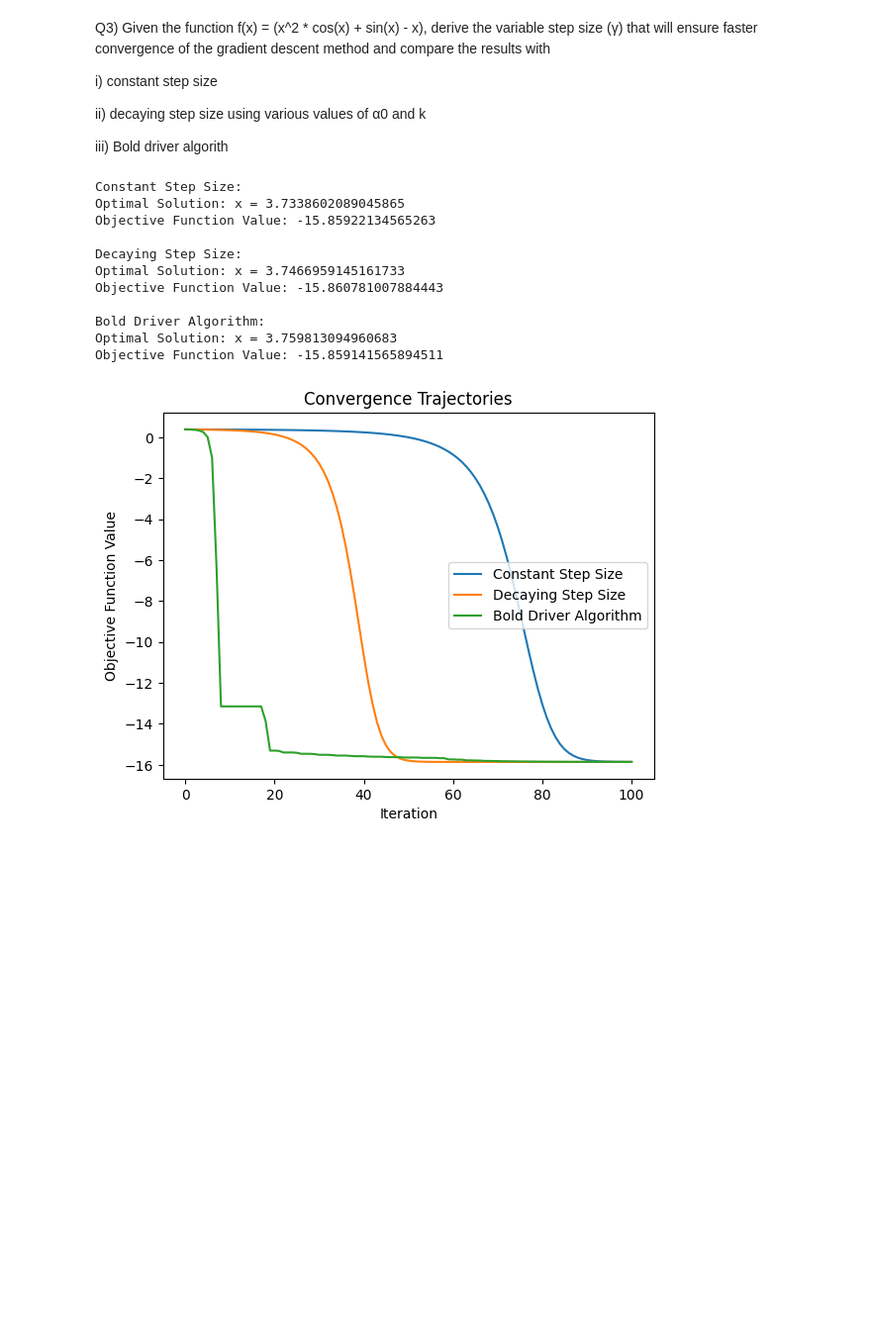
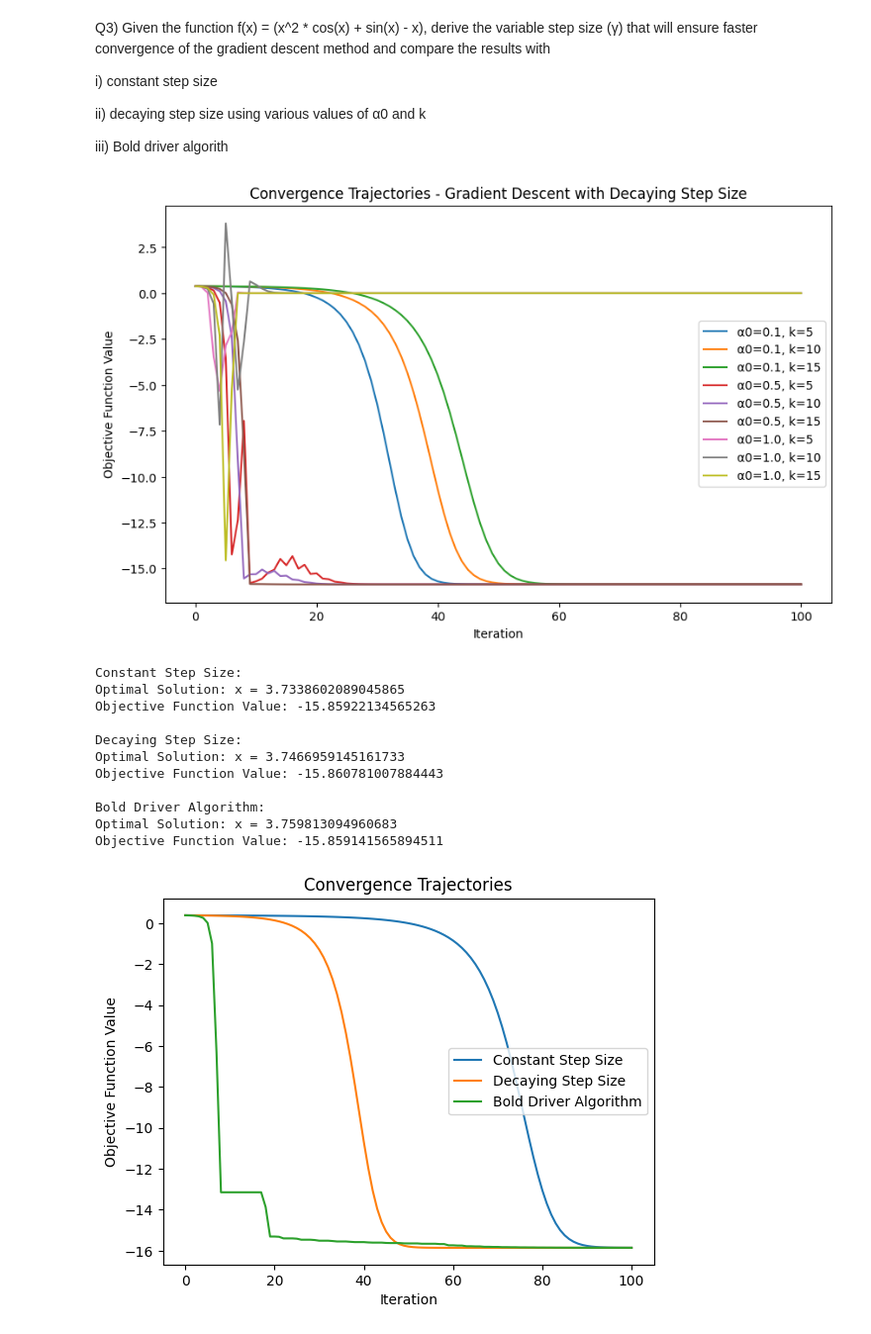
Before and after one commit to apk-bumble/ml-code-open, a Jupyter notebook: mfml-assignment2-q3.ipynb, the cells around one changed output. Shown at 99% size. Saved outputs shown, nothing was run; the diff lists cells and outputs as text; code cells hidden in the pictures; blank space fills up the shorter version.

```diff
--- a/mfml-assignment2-q3.ipynb
+++ b/mfml-assignment2-q3.ipynb
@@ -42,6 +42,26 @@ def gradient_descent_decaying_step(x0, alpha, k, max_iterations):
         x = x - learning_rate * gradient
         trajectory.append(x)
     return x, trajectory
+
+# Set initial parameters
+x0 = 1.0
+alpha_values = [0.1, 0.5, 1.0]  # Various values of α0
+k_values = [5, 10, 15]  # Various values of k
+max_iterations = 100
+
+# Plot the convergence trajectories for different α0 and k
+plt.figure(figsize=(10, 6))
+for alpha in alpha_values:
+    for k in k_values:
+        _, trajectory = gradient_descent_decaying_step(x0, alpha, k, max_iterations)
+        iterations = np.arange(len(trajectory))
+        plt.plot(iterations, [objective_function(x) for x in trajectory], label=f'α0={alpha}, k={k}')
+
+plt.xlabel('Iteration')
+plt.ylabel('Objective Function Value')
+plt.title('Convergence Trajectories - Gradient Descent with Decaying Step Size')
+plt.legend()
+plt.show()
 
 # Gradient Descent method with Bold driver algorithm
 def gradient_descent_bold_driver(x0, alpha, beta, max_iterations):
@@ -78,33 +98,34 @@ x_decaying, trajectory_decaying = gradient_descent_decaying_step(x0, alpha_decay
 x_bold, trajectory_bold = gradient_descent_bold_driver(x0, alpha_bold, beta_bold, max_iterations)
 
 # Print the results
 print("Constant Step Size:")
 print("Optimal Solution: x =", x_constant)
 print("Objective Function Value:", objective_function(x_constant))
 print()
 
 print("Decaying Step Size:")
 print("Optimal Solution: x =", x_decaying)
 print("Objective Function Value:", objective_function(x_decaying))
 print()
 
 print("Bold Driver Algorithm:")
 print("Optimal Solution: x =", x_bold)
 print("Objective Function Value:", objective_function(x_bold))
 print()
 
 # Plot the convergence trajectories
 iterations = np.arange(max_iterations + 1)
 
 plt.plot(iterations, [objective_function(x) for x in trajectory_constant], label='Constant Step Size')
 plt.plot(iterations, [objective_function(x) for x in trajectory_decaying], label='Decaying Step Size')
 plt.plot(iterations, [objective_function(x) for x in trajectory_bold], label='Bold Driver Algorithm')
 plt.xlabel('Iteration')
 plt.ylabel('Objective Function Value')
 plt.title('Convergence Trajectories')
 plt.legend()
 plt.show()
 # %% [output]
+[figure, new version]
 Constant Step Size:
 Optimal Solution: x = 3.7338602089045865
 Objective Function Value: -15.85922134565263
@@ -116,4 +137,4 @@ Objective Function Value: -15.860781007884443
 Bold Driver Algorithm:
 Optimal Solution: x = 3.759813094960683
 Objective Function Value: -15.859141565894511
-[figure, old version]
+[figure, added]
```
